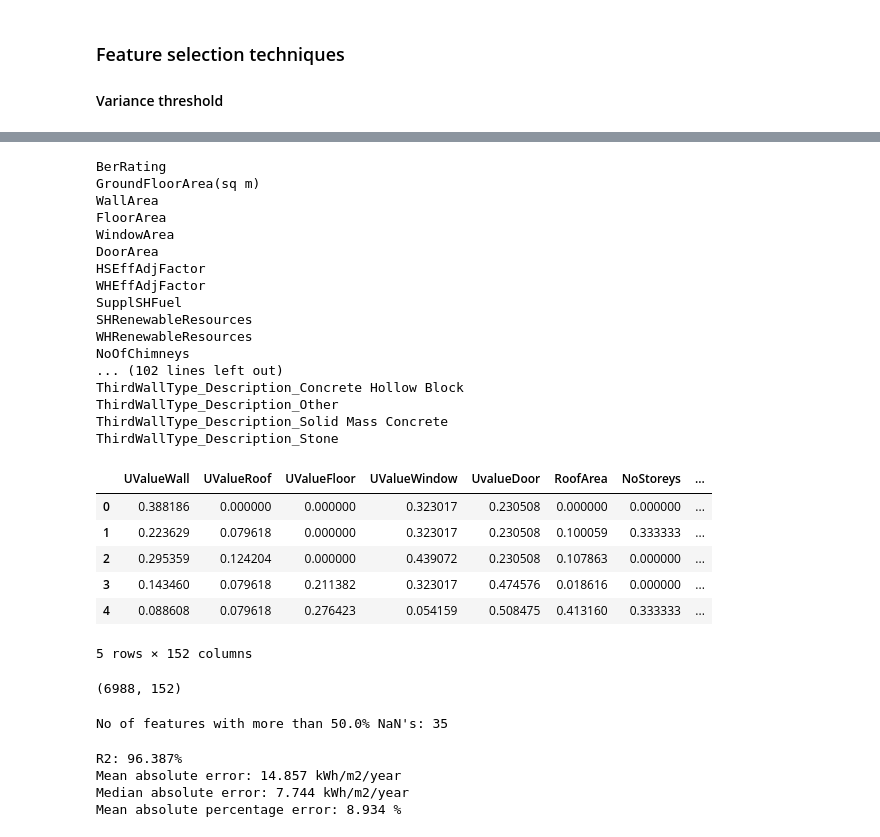
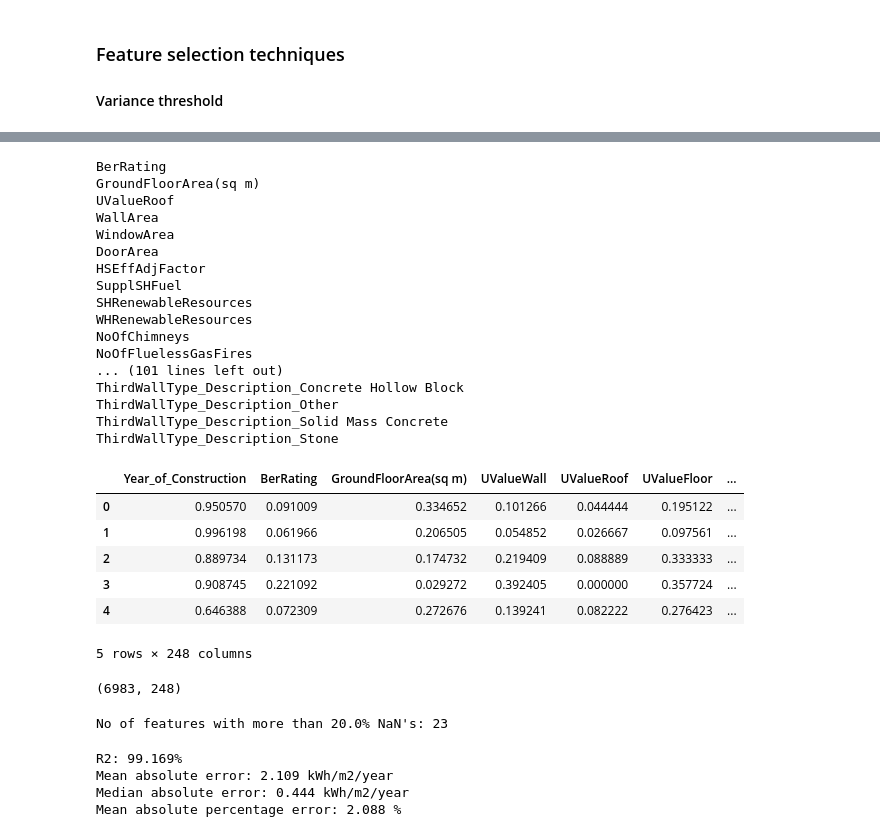
Before and after one commit to jbyrneirl/BER-Rating-AI-Model, a Jupyter notebook: notebooks/data-preparation/HistGradientBoostingRegressor.ipynb, the cells around one changed output, grey strips where cells are left out. Drawn from its saved outputs; the diff is of its cells as text; code cells hidden in the pictures.

```diff
--- a/notebooks/data-preparation/HistGradientBoostingRegressor.ipynb
+++ b/notebooks/data-preparation/HistGradientBoostingRegressor.ipynb
@@ -27,0 +14,12 @@ df.head()
+# %%
+#df1 = pd.read_csv("../../data/training/BERRatingData_aa.csv", sep=";", on_bad_lines="skip", low_memory=False)
+#df2 = pd.read_csv("../../data/training/BERRatingData_bv.csv", sep=";", on_bad_lines="skip", low_memory=False)
+#df3 = pd.read_csv("../../data/training/BERRatingData_cd.csv", sep=";", on_bad_lines="skip", low_memory=False)
+df4 = pd.read_csv("../../data/training/BERRatingData_cu.csv", sep=";", on_bad_lines="skip", low_memory=False)
+
+#df = pd.concat([df1, df2, df3, df4], axis=0)
+df = df4
+
+print(df.shape)
+
+df.head()
@@ -36,6 +50,6 @@ No of features with more than 50.0% NaN's: 70
 # %%
 # drop columns which are swaying the results
 
-df_1 = df.drop(['Year_of_Construction', 'CPC', 'EPC', 'RER', 'RenewEPnren', 'RenewEPren', 'SA_Code', 'PurposeOfRating', 'EnergyRating', 'HESSchemeUpgrade', 'DateOfAssessment', 'CO2Rating', 'CO2MainSpace', 'MPCDERValue'], axis=1)
+df_1 = df.drop(['CPC', 'EPC', 'RER', 'RenewEPnren', 'RenewEPren', 'SA_Code', 'PurposeOfRating', 'EnergyRating', 'HESSchemeUpgrade', 'DateOfAssessment', 'CO2Rating', 'CO2MainSpace', 'MPCDERValue'], axis=1)
 print("df_1.shape:", df_1.shape)
 # %% [output]
@@ -194,17 +239,17 @@ for feature in lowVarianceFeatures:
 # %% [output]
 BerRating
 GroundFloorArea(sq m)
+UValueRoof
 WallArea
-FloorArea
 WindowArea
 DoorArea
 HSEffAdjFactor
-WHEffAdjFactor
 SupplSHFuel
 SHRenewableResources
 WHRenewableResources
 NoOfChimneys
-... (102 lines left out)
+NoOfFluelessGasFires
+... (101 lines left out)
 ThirdWallType_Description_Concrete Hollow Block
 ThirdWallType_Description_Other
 ThirdWallType_Description_Solid Mass Concrete
@@ -212,24 +257,25 @@ ThirdWallType_Description_Stone
 # %%
 # drop low variance features
 df_6 = df_5.drop(lowVarianceFeatures, axis=1)
+df_6 = df_5
 df_6.head()
 # %% [output]
-|  | UValueWall | UValueRoof | UValueFloor | UValueWindow | UvalueDoor | RoofArea | NoStoreys | ... |
-| 0 | 0.388186 | 0.000000 | 0.000000 | 0.323017 | 0.230508 | 0.000000 | 0.000000 | ... |
-| 1 | 0.223629 | 0.079618 | 0.000000 | 0.323017 | 0.230508 | 0.100059 | 0.333333 | ... |
-| 2 | 0.295359 | 0.124204 | 0.000000 | 0.439072 | 0.230508 | 0.107863 | 0.000000 | ... |
-| 3 | 0.143460 | 0.079618 | 0.211382 | 0.323017 | 0.474576 | 0.018616 | 0.000000 | ... |
-| 4 | 0.088608 | 0.079618 | 0.276423 | 0.054159 | 0.508475 | 0.413160 | 0.333333 | ... |
+|  | Year_of_Construction | BerRating | GroundFloorArea(sq m) | UValueWall | UValueRoof | UValueFloor | ... |
+| 0 | 0.950570 | 0.091009 | 0.334652 | 0.101266 | 0.044444 | 0.195122 | ... |
+| 1 | 0.996198 | 0.061966 | 0.206505 | 0.054852 | 0.026667 | 0.097561 | ... |
+| 2 | 0.889734 | 0.131173 | 0.174732 | 0.219409 | 0.088889 | 0.333333 | ... |
+| 3 | 0.908745 | 0.221092 | 0.029272 | 0.392405 | 0.000000 | 0.357724 | ... |
+| 4 | 0.646388 | 0.072309 | 0.272676 | 0.139241 | 0.082222 | 0.276423 | ... |
-5 rows × 152 columns
+5 rows × 248 columns
 # %%
 X_train_2, X_test_2, y_train_2, y_test_2 = train_test_split( df_6, y, test_size=0.3, shuffle=True,random_state=2) # tried to include 'stratify=y' but it's giving an error
 X_train_2.shape
 # %% [output]
-(6988, 152)
+(6983, 248)
 # %%
-count_nan_features(df_6, 0.5)
+count_nan_features(df_6, 0.2)
 # %% [output]
-No of features with more than 50.0% NaN's: 35
+No of features with more than 20.0% NaN's: 23
 # %%
 #hgbr = HistGradientBoostingRegressor( loss='squared_error', learning_rate=0.1, max_depth=None, max_bins=255, random_state=101)
 hgbr = HistGradientBoostingRegressor(learning_rate=0.2)
@@ -243,10 +289,10 @@ print("Mean absolute error: " f"{mean_absolute_error(y_test, y_preds):.3f} kWh/m
 print("Median absolute error: " f"{median_absolute_error(y_test, y_preds):.3f} kWh/m2/year")
 print("Mean absolute percentage error: " f"{mean_absolute_percentage_error(y_test, y_preds) * 100:.3f} %")
 # %% [output]
-R2: 96.387%
-Mean absolute error: 14.857 kWh/m2/year
-Median absolute error: 7.744 kWh/m2/year
-Mean absolute percentage error: 8.934 %
+R2: 99.169%
+Mean absolute error: 2.109 kWh/m2/year
+Median absolute error: 0.444 kWh/m2/year
+Mean absolute percentage error: 2.088 %
 # %%
 # plot
 fig, axs = plt.subplots(ncols=2, figsize=(13, 5))
```
Also changed, not shown: parts of 17 cells of this notebook, 1 other file.
